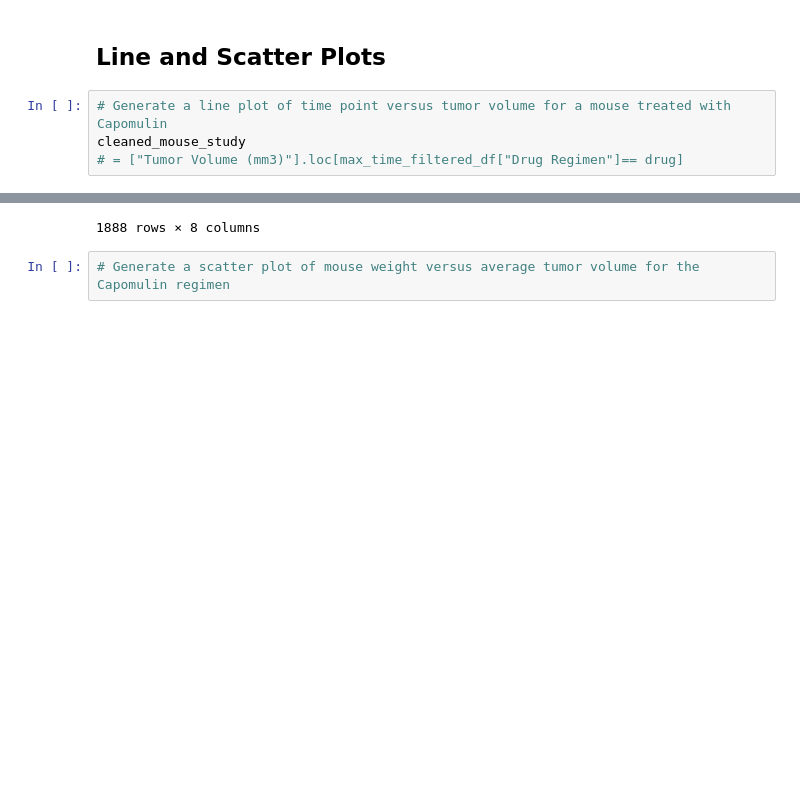
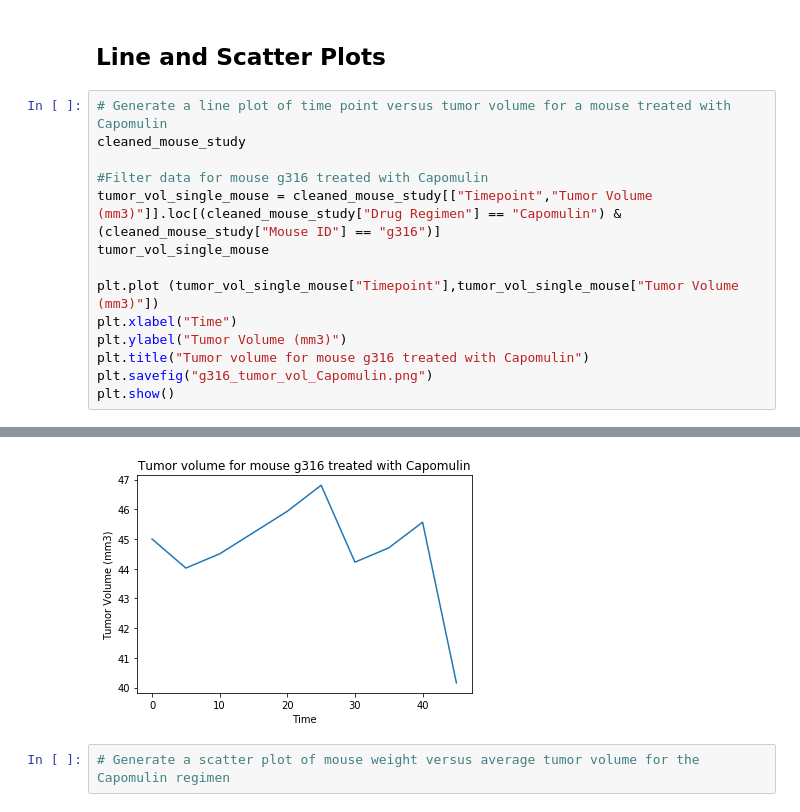
Before and after one commit to frangipani99/Pymaceuticals, a Jupyter notebook: pymaceuticals_starter.ipynb, the cells around one changed output, grey strips where cells are left out. Drawn from its saved outputs; the diff is of its cells as text; blank space fills up the shorter version.

Commit message:
line plot mouse g316 with Capomulin

```diff
--- a/pymaceuticals_starter.ipynb
+++ b/pymaceuticals_starter.ipynb
@@ -325,5 +328,15 @@ tumor_volume_bp = ax.boxplot(tumor_vol_data)
 # %%
 # Generate a line plot of time point versus tumor volume for a mouse treated with Capomulin
 cleaned_mouse_study
-# = ["Tumor Volume (mm3)"].loc[max_time_filtered_df["Drug Regimen"]== drug]
+
+#Filter data for mouse g316 treated with Capomulin
+tumor_vol_single_mouse = cleaned_mouse_study[["Timepoint","Tumor Volume (mm3)"]].loc[(cleaned_mouse_study["Drug Regimen"] == "Capomulin") & (cleaned_mouse_study["Mouse ID"] == "g316")]
+tumor_vol_single_mouse
+
+plt.plot (tumor_vol_single_mouse["Timepoint"],tumor_vol_single_mouse["Tumor Volume (mm3)"])
+plt.xlabel("Time")
+plt.ylabel("Tumor Volume (mm3)")
+plt.title("Tumor volume for mouse g316 treated with Capomulin")
+plt.savefig("g316_tumor_vol_Capomulin.png")
+plt.show()
 # %% [output]
@@ -342,4 +343,4 @@ cleaned_mouse_study
-1888 rows × 8 columns
+[figure, added]
 # %%
 # Generate a scatter plot of mouse weight versus average tumor volume for the Capomulin regimen
 # %% [markdown]
```
Also changed, not shown: parts of 2 cells of this notebook, 1 other file.
